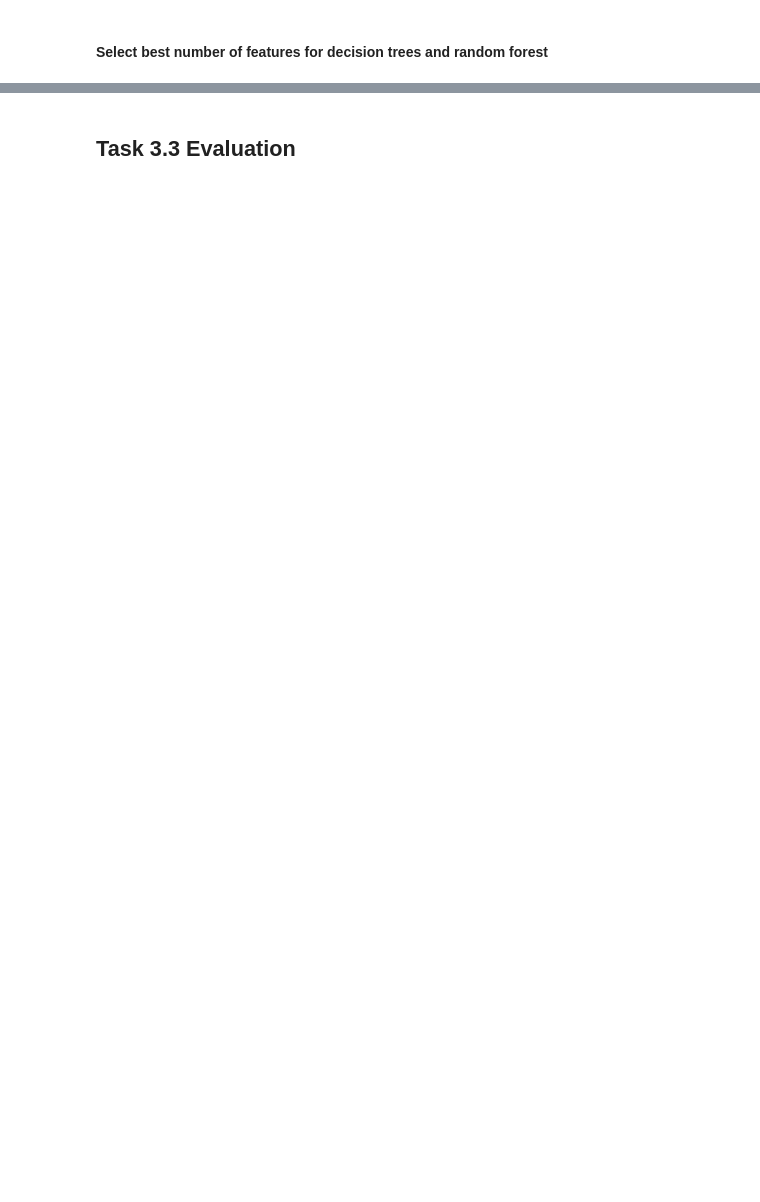
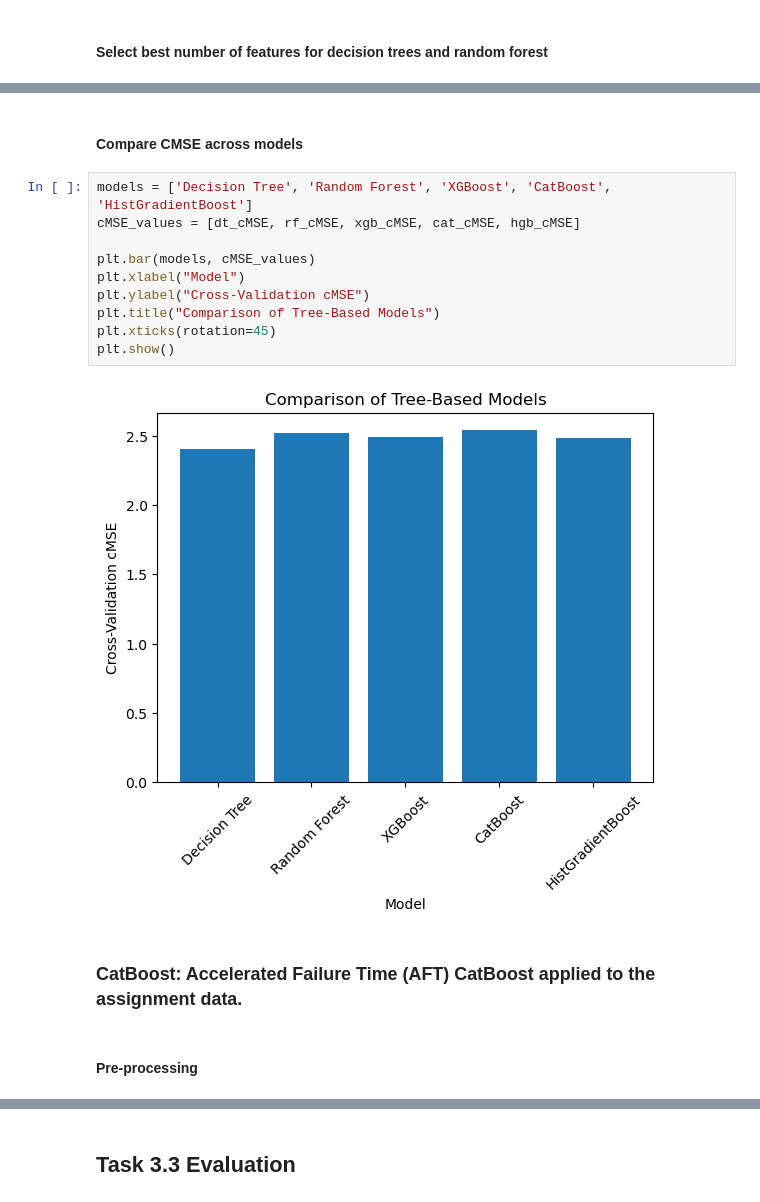
Before and after one commit to RenatoViola/AA_Assignment_2, a Jupyter notebook: Code/task_3.ipynb, the cells around one changed output, grey strips where cells are left out. Cells and saved outputs as stored; diff of their text form; blank space fills up the shorter version.

```diff
--- a/Code/task_3.ipynb
+++ b/Code/task_3.ipynb
@@ -469,0 +570,18 @@ Random Forest Test cMSE: 3.485026639115059
+# %% [markdown]
+#### Compare CMSE across models
+# %%
+models = ['Decision Tree', 'Random Forest', 'XGBoost', 'CatBoost', 'HistGradientBoost']
+cMSE_values = [dt_cMSE, rf_cMSE, xgb_cMSE, cat_cMSE, hgb_cMSE]
+
+plt.bar(models, cMSE_values)
+plt.xlabel("Model")
+plt.ylabel("Cross-Validation cMSE")
+plt.title("Comparison of Tree-Based Models")
+plt.xticks(rotation=45)
+plt.show()
+# %% [output]
+[figure, added]
+# %% [markdown]
+### CatBoost: Accelerated Failure Time (AFT) CatBoost applied to the assignment data.
+# %% [markdown]
+#### Pre-processing
```
Also changed, not shown: parts of 103 cells of this notebook, 2 other files.
